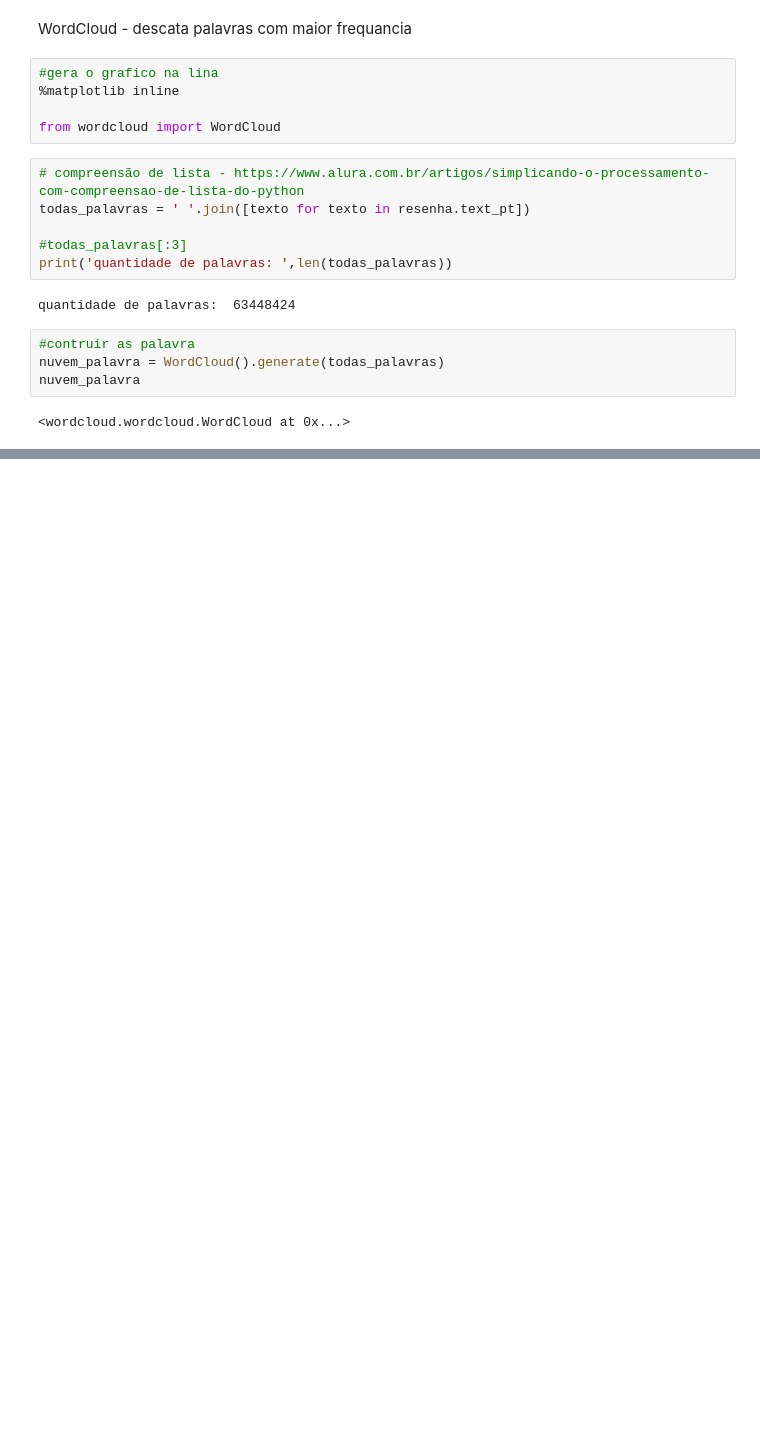
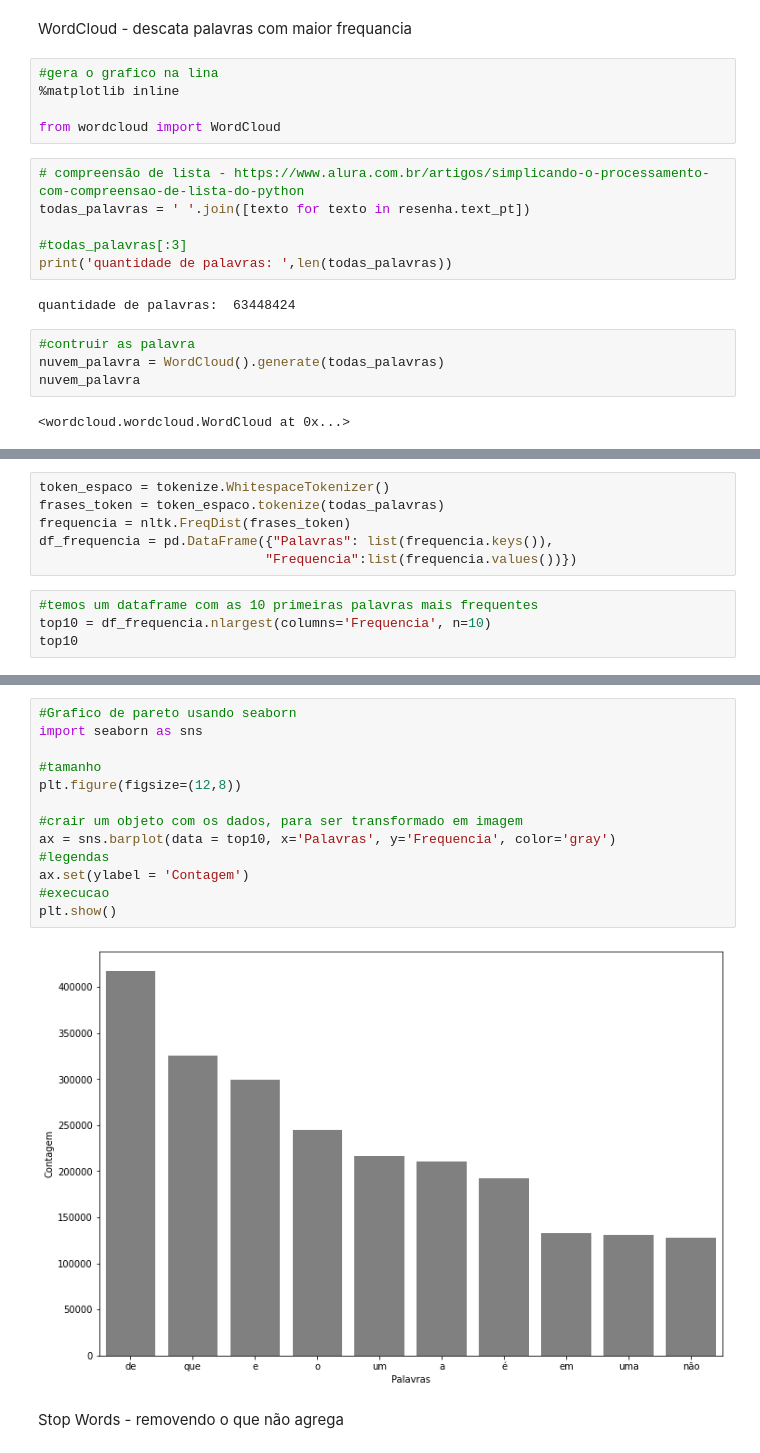
Before and after one commit to EduardoMoraesRitter/Introducao-NLP-classificacao, a Jupyter notebook: classificar_textos.ipynb, the cells around one changed output, grey strips where cells are left out. Drawn from its saved outputs; the diff is of its cells as text; blank space fills up the shorter version.

```diff
--- a/classificar_textos.ipynb
+++ b/classificar_textos.ipynb
@@ -210,0 +250,10 @@ plt.show()
+# %%
+token_espaco = tokenize.WhitespaceTokenizer()
+frases_token = token_espaco.tokenize(todas_palavras)
+frequencia = nltk.FreqDist(frases_token)
+df_frequencia = pd.DataFrame({"Palavras": list(frequencia.keys()),
+                             "Frequencia":list(frequencia.values())})
+# %%
+#temos um dataframe com as 10 primeiras palavras mais frequentes
+top10 = df_frequencia.nlargest(columns='Frequencia', n=10)
+top10
@@ -210,0 +272,17 @@ plt.show()
+# %%
+#Grafico de pareto usando seaborn
+import seaborn as sns
+
+#tamanho
+plt.figure(figsize=(12,8))
+
+#crair um objeto com os dados, para ser transformado em imagem
+ax = sns.barplot(data = top10, x='Palavras', y='Frequencia', color='gray')
+#legendas
+ax.set(ylabel = 'Contagem')
+#execucao
+plt.show()
+# %% [output]
+[figure, added]
+# %% [markdown]
+Stop Words - removendo o que não agrega
```
Also changed, not shown: parts of 39 cells of this notebook.
